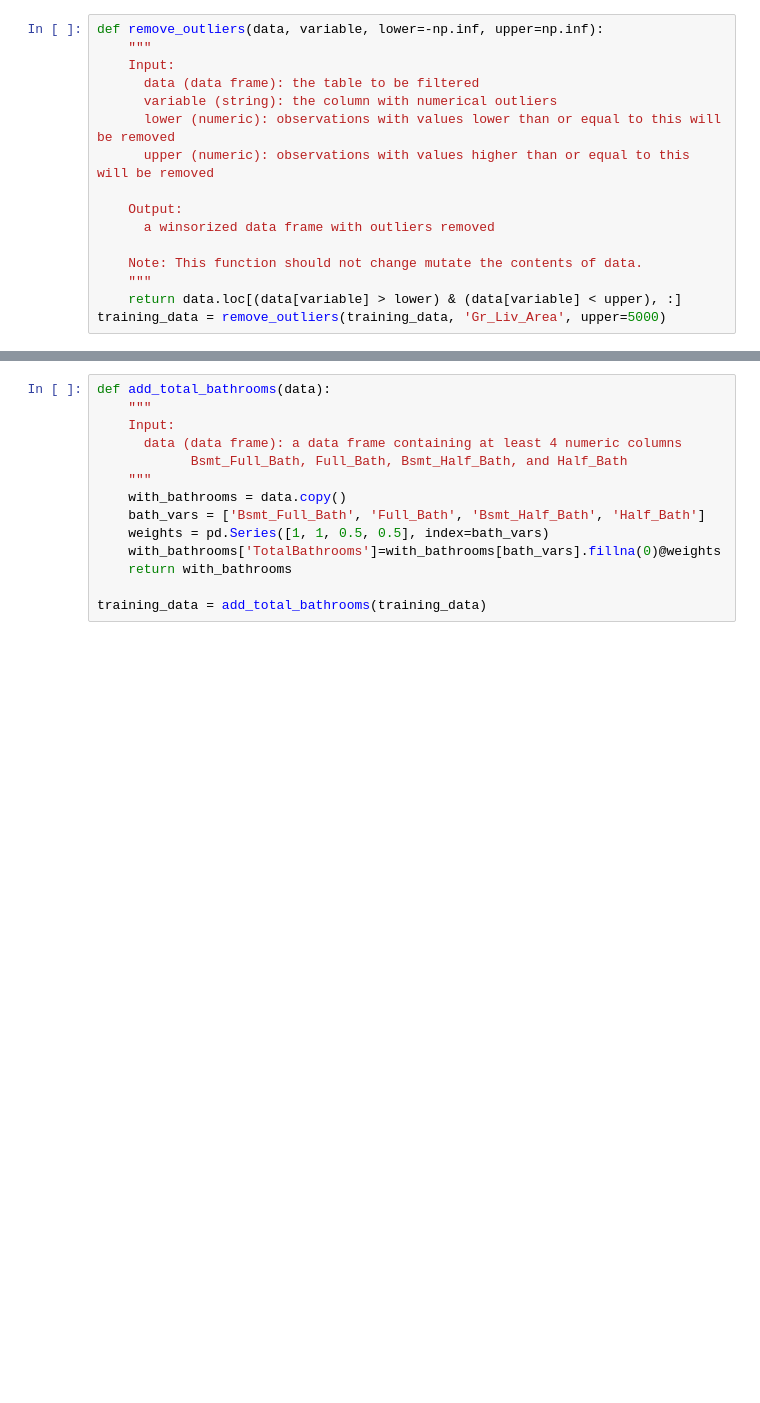
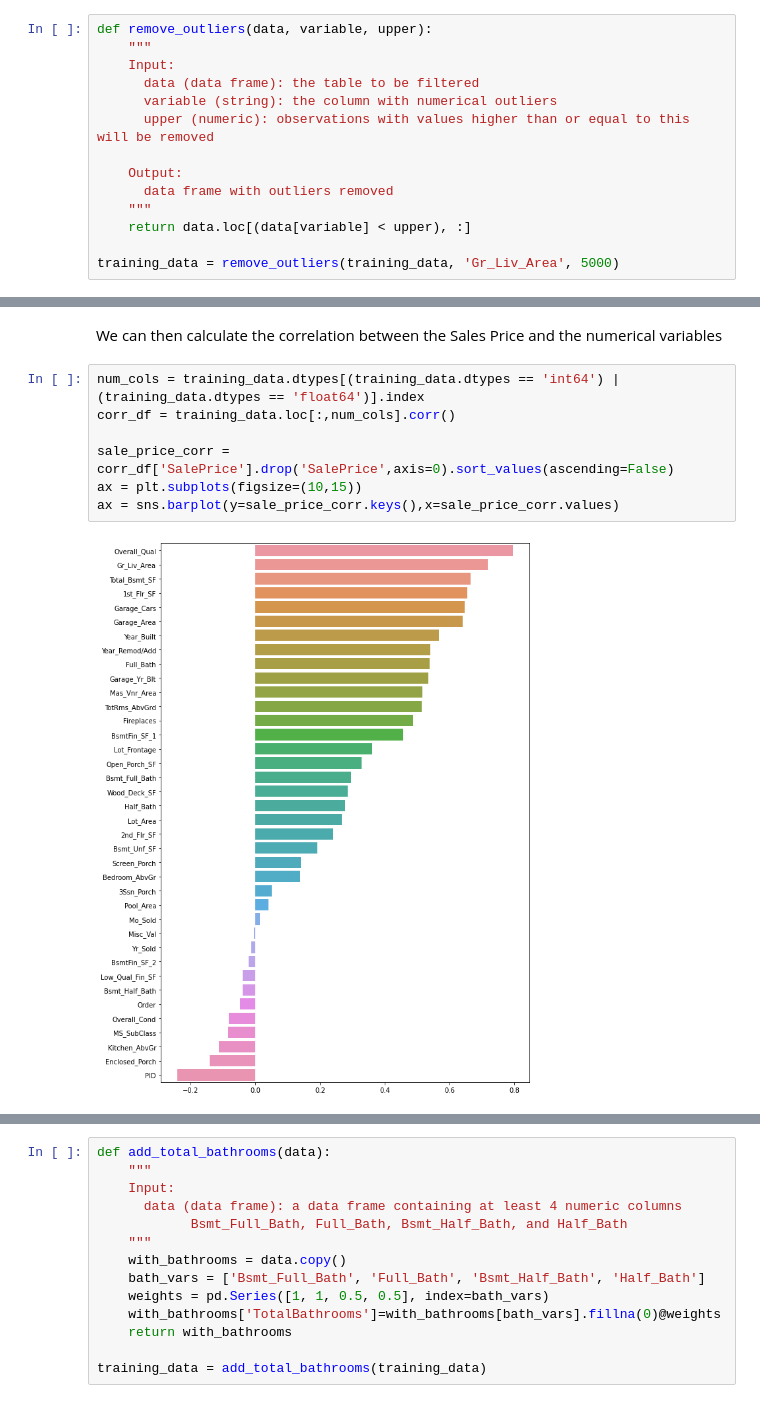
Before and after one commit to benchang123/Ames-Housing, a Jupyter notebook: Ames Housing Writeup.ipynb, the cells around one changed output, grey strips where cells are left out. Drawn from its saved outputs; the diff is of its cells as text; blank space fills up the shorter version.

```diff
--- a/Ames Housing Writeup.ipynb
+++ b/Ames Housing Writeup.ipynb
@@ -51,16 +73,14 @@ sns.jointplot(
 # %%
-def remove_outliers(data, variable, lower=-np.inf, upper=np.inf):
+def remove_outliers(data, variable, upper):
     """
     Input:
       data (data frame): the table to be filtered
       variable (string): the column with numerical outliers
-      lower (numeric): observations with values lower than or equal to this will be removed
       upper (numeric): observations with values higher than or equal to this will be removed
 
     Output:
-      a winsorized data frame with outliers removed
+      data frame with outliers removed
+    """
+    return data.loc[(data[variable] < upper), :]
 
-    Note: This function should not change mutate the contents of data.
-    """
-    return data.loc[(data[variable] > lower) & (data[variable] < upper), :]
-training_data = remove_outliers(training_data, 'Gr_Liv_Area', upper=5000)
+training_data = remove_outliers(training_data, 'Gr_Liv_Area', 5000)
@@ -66,0 +96,11 @@ training_data = remove_outliers(training_data, 'Gr_Liv_Area', upper=5000)
+# %% [markdown]
+We can then calculate the correlation between the Sales Price and the numerical variables
+# %%
+num_cols = training_data.dtypes[(training_data.dtypes == 'int64') | (training_data.dtypes == 'float64')].index
+corr_df = training_data.loc[:,num_cols].corr()
+
+sale_price_corr = corr_df['SalePrice'].drop('SalePrice',axis=0).sort_values(ascending=False)
+ax = plt.subplots(figsize=(10,15))
+ax = sns.barplot(y=sale_price_corr.keys(),x=sale_price_corr.values)
+# %% [output]
+[figure, added]
```
Also changed, not shown: parts of 44 cells of this notebook, 4 other files.
